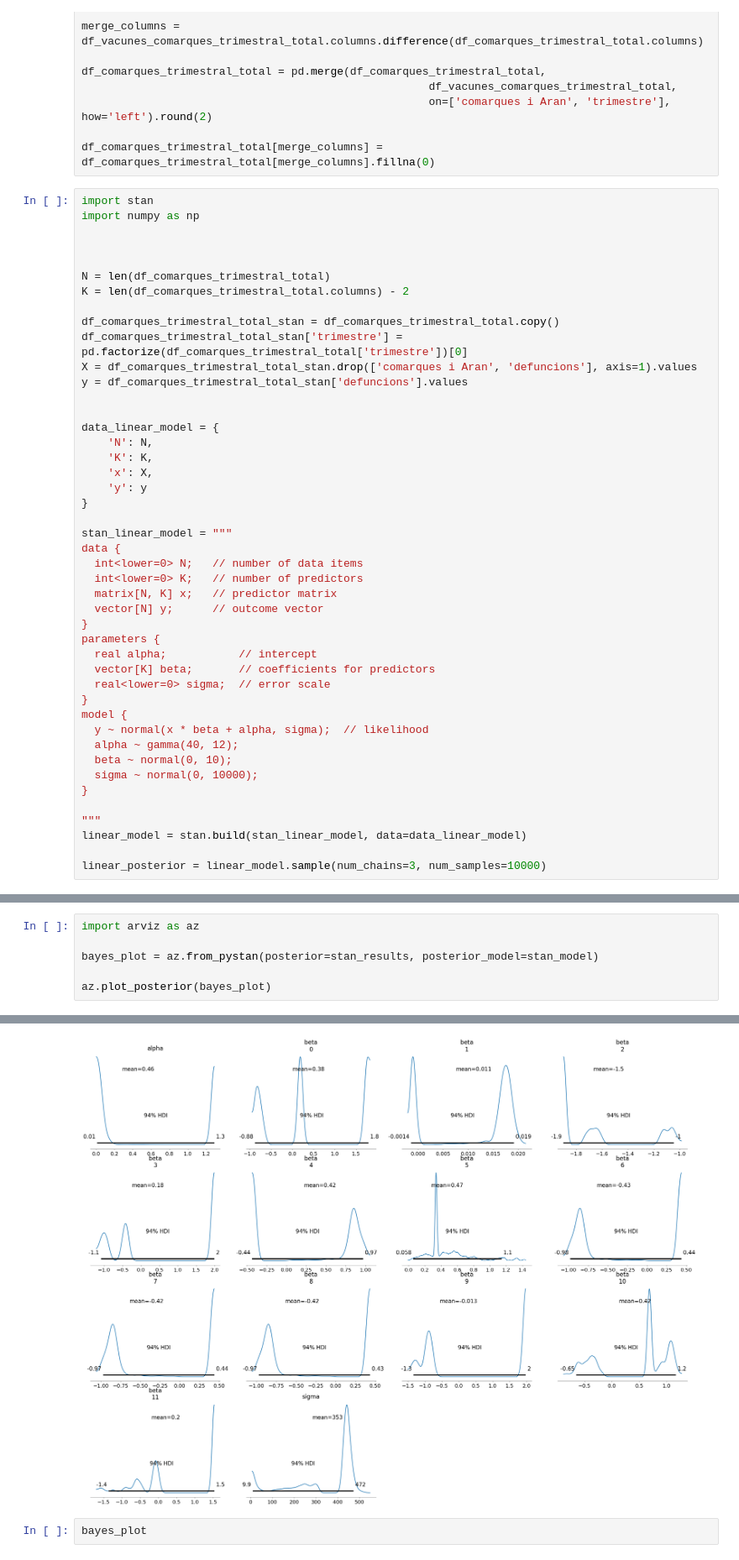
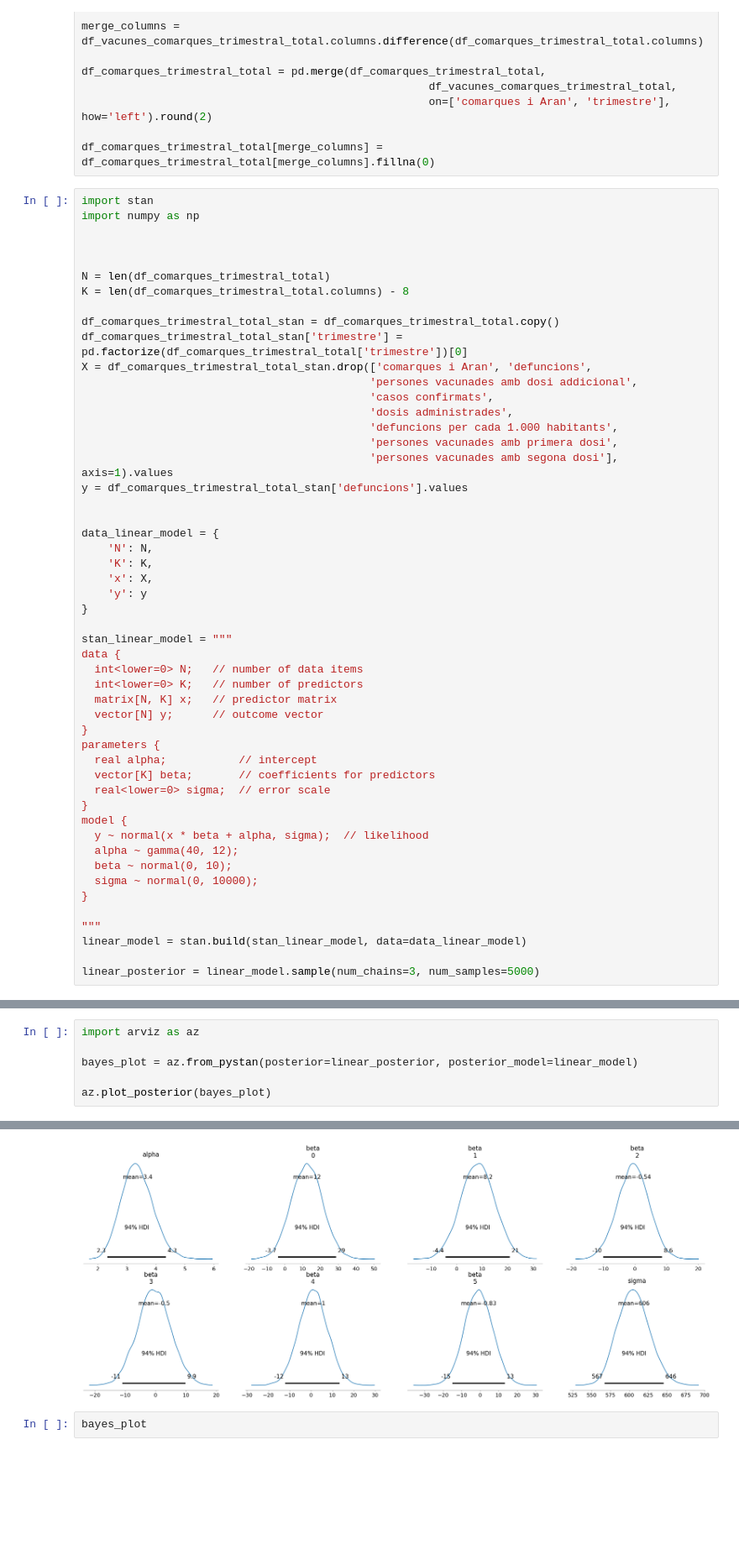
Before and after one commit to RobertTorrell/BayesCovidCat, a Jupyter notebook: BayesCodivCat_nb.ipynb, the cells around one changed output, grey strips where cells are left out. Shown at 84% size. Cells and saved outputs as stored; diff of their text form; blank space fills up the shorter version.

Commit message:
Finally correct converge of linear model

```diff
--- a/BayesCodivCat_nb.ipynb
+++ b/BayesCodivCat_nb.ipynb
@@ -378,11 +378,17 @@ import numpy as np
 
 
 N = len(df_comarques_trimestral_total)
-K = len(df_comarques_trimestral_total.columns) - 2
+K = len(df_comarques_trimestral_total.columns) - 8
 
 df_comarques_trimestral_total_stan = df_comarques_trimestral_total.copy()
 df_comarques_trimestral_total_stan['trimestre'] = pd.factorize(df_comarques_trimestral_total['trimestre'])[0]
-X = df_comarques_trimestral_total_stan.drop(['comarques i Aran', 'defuncions'], axis=1).values
+X = df_comarques_trimestral_total_stan.drop(['comarques i Aran', 'defuncions',
+                                            'persones vacunades amb dosi addicional',
+                                            'casos confirmats',
+                                            'dosis administrades',
+                                            'defuncions per cada 1.000 habitants',
+                                            'persones vacunades amb primera dosi',
+                                            'persones vacunades amb segona dosi'], axis=1).values
 y = df_comarques_trimestral_total_stan['defuncions'].values
 
 
@@ -415,6 +421,6 @@ model {
 """
 linear_model = stan.build(stan_linear_model, data=data_linear_model)
 
-linear_posterior = linear_model.sample(num_chains=3, num_samples=10000)
+linear_posterior = linear_model.sample(num_chains=3, num_samples=5000)
 # %% [output]
 Building...
@@ -476,7 +465,7 @@ sigma           257.210912   434.786880   447.740534  5.492395e+02
 # %%
 import arviz as az
 
-bayes_plot = az.from_pystan(posterior=stan_results, posterior_model=stan_model)
+bayes_plot = az.from_pystan(posterior=linear_posterior, posterior_model=linear_model)
 
 az.plot_posterior(bayes_plot)
 # %% [output]
@@ -498,4 +480,4 @@ array([[<Axes: title={'center': 'alpha'}>,
-[figure, old version]
+[figure, new version]
 # %%
 bayes_plot
 # %% [output]
```
Also changed, not shown: parts of 6 cells of this notebook, 1 other file.
